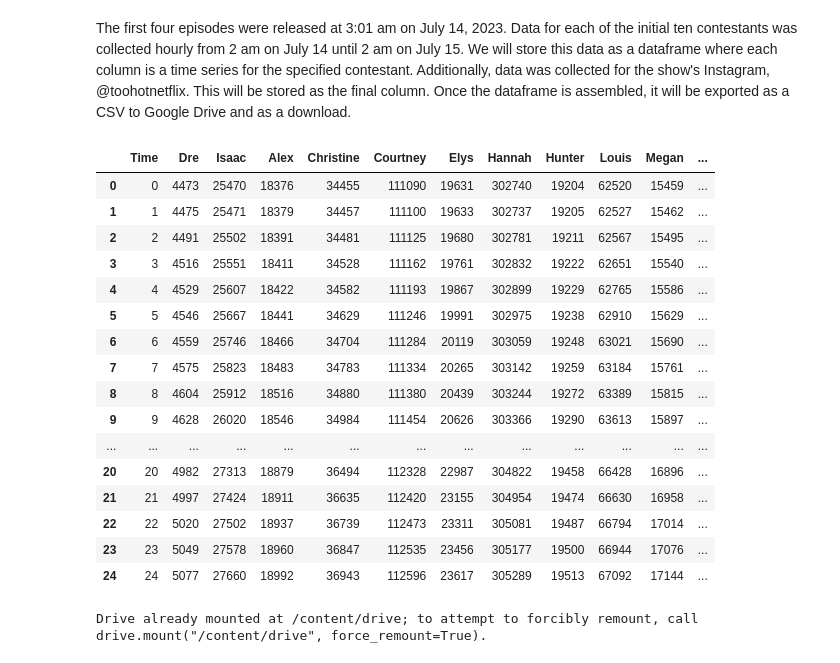
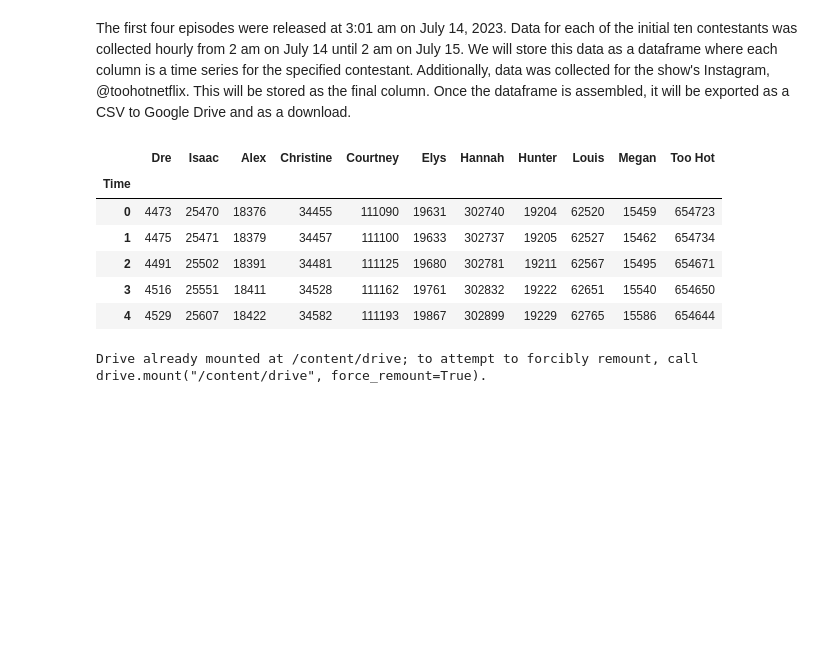
Before and after one commit to cecilylynn/data-science-projects, a Jupyter notebook: Data_Collection_THTHS05.ipynb, the cells around one changed output. Cells and saved outputs as stored; diff of their text form; code cells hidden in the pictures; blank space fills up the shorter version.

```diff
--- a/Data_Collection_THTHS05.ipynb
+++ b/Data_Collection_THTHS05.ipynb
@@ -218,26 +218,18 @@ first_24_hours_df = pd.DataFrame({'Time': time,
                          'Louis': louis,
                          'Megan': megan,
                          'Too Hot' : toohotnetflix})
-# %%
-first_24_hours_df
-# %% [output]
-|  | Time | Dre | Isaac | Alex | Christine | Courtney | Elys | Hannah | Hunter | Louis | Megan | ... |
-| 0 | 0 | 4473 | 25470 | 18376 | 34455 | 111090 | 19631 | 302740 | 19204 | 62520 | 15459 | ... |
-| 1 | 1 | 4475 | 25471 | 18379 | 34457 | 111100 | 19633 | 302737 | 19205 | 62527 | 15462 | ... |
-| 2 | 2 | 4491 | 25502 | 18391 | 34481 | 111125 | 19680 | 302781 | 19211 | 62567 | 15495 | ... |
-| 3 | 3 | 4516 | 25551 | 18411 | 34528 | 111162 | 19761 | 302832 | 19222 | 62651 | 15540 | ... |
-| 4 | 4 | 4529 | 25607 | 18422 | 34582 | 111193 | 19867 | 302899 | 19229 | 62765 | 15586 | ... |
-| 5 | 5 | 4546 | 25667 | 18441 | 34629 | 111246 | 19991 | 302975 | 19238 | 62910 | 15629 | ... |
-| 6 | 6 | 4559 | 25746 | 18466 | 34704 | 111284 | 20119 | 303059 | 19248 | 63021 | 15690 | ... |
-| 7 | 7 | 4575 | 25823 | 18483 | 34783 | 111334 | 20265 | 303142 | 19259 | 63184 | 15761 | ... |
-| 8 | 8 | 4604 | 25912 | 18516 | 34880 | 111380 | 20439 | 303244 | 19272 | 63389 | 15815 | ... |
-| 9 | 9 | 4628 | 26020 | 18546 | 34984 | 111454 | 20626 | 303366 | 19290 | 63613 | 15897 | ... |
-| ... | ... | ... | ... | ... | ... | ... | ... | ... | ... | ... | ... | ... |
-| 20 | 20 | 4982 | 27313 | 18879 | 36494 | 112328 | 22987 | 304822 | 19458 | 66428 | 16896 | ... |
-| 21 | 21 | 4997 | 27424 | 18911 | 36635 | 112420 | 23155 | 304954 | 19474 | 66630 | 16958 | ... |
-| 22 | 22 | 5020 | 27502 | 18937 | 36739 | 112473 | 23311 | 305081 | 19487 | 66794 | 17014 | ... |
-| 23 | 23 | 5049 | 27578 | 18960 | 36847 | 112535 | 23456 | 305177 | 19500 | 66944 | 17076 | ... |
-| 24 | 24 | 5077 | 27660 | 18992 | 36943 | 112596 | 23617 | 305289 | 19513 | 67092 | 17144 | ... |
+# %%
+first_24_hours_df.set_index('Time', inplace = True)
+
+first_24_hours_df.head()
+# %% [output]
+|  | Dre | Isaac | Alex | Christine | Courtney | Elys | Hannah | Hunter | Louis | Megan | Too Hot |
+| Time |  |  |  |  |  |  |  |  |  |  |  |
+| 0 | 4473 | 25470 | 18376 | 34455 | 111090 | 19631 | 302740 | 19204 | 62520 | 15459 | 654723 |
+| 1 | 4475 | 25471 | 18379 | 34457 | 111100 | 19633 | 302737 | 19205 | 62527 | 15462 | 654734 |
+| 2 | 4491 | 25502 | 18391 | 34481 | 111125 | 19680 | 302781 | 19211 | 62567 | 15495 | 654671 |
+| 3 | 4516 | 25551 | 18411 | 34528 | 111162 | 19761 | 302832 | 19222 | 62651 | 15540 | 654650 |
+| 4 | 4529 | 25607 | 18422 | 34582 | 111193 | 19867 | 302899 | 19229 | 62765 | 15586 | 654644 |
 # %%
 #saving it in my Google Drive
 drive.mount('/content/drive')
```
Also changed, not shown: parts of 1 cell of this notebook.
